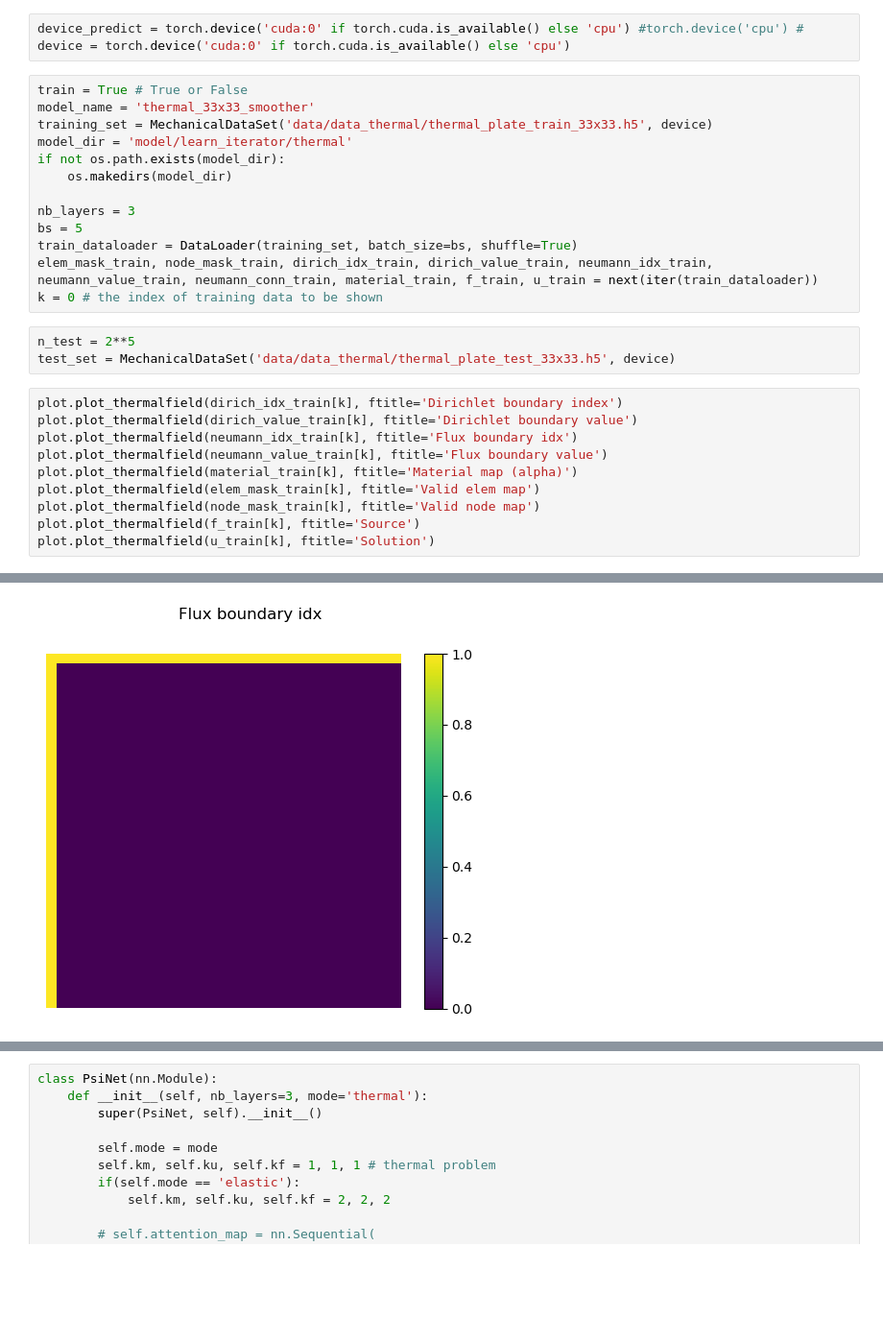
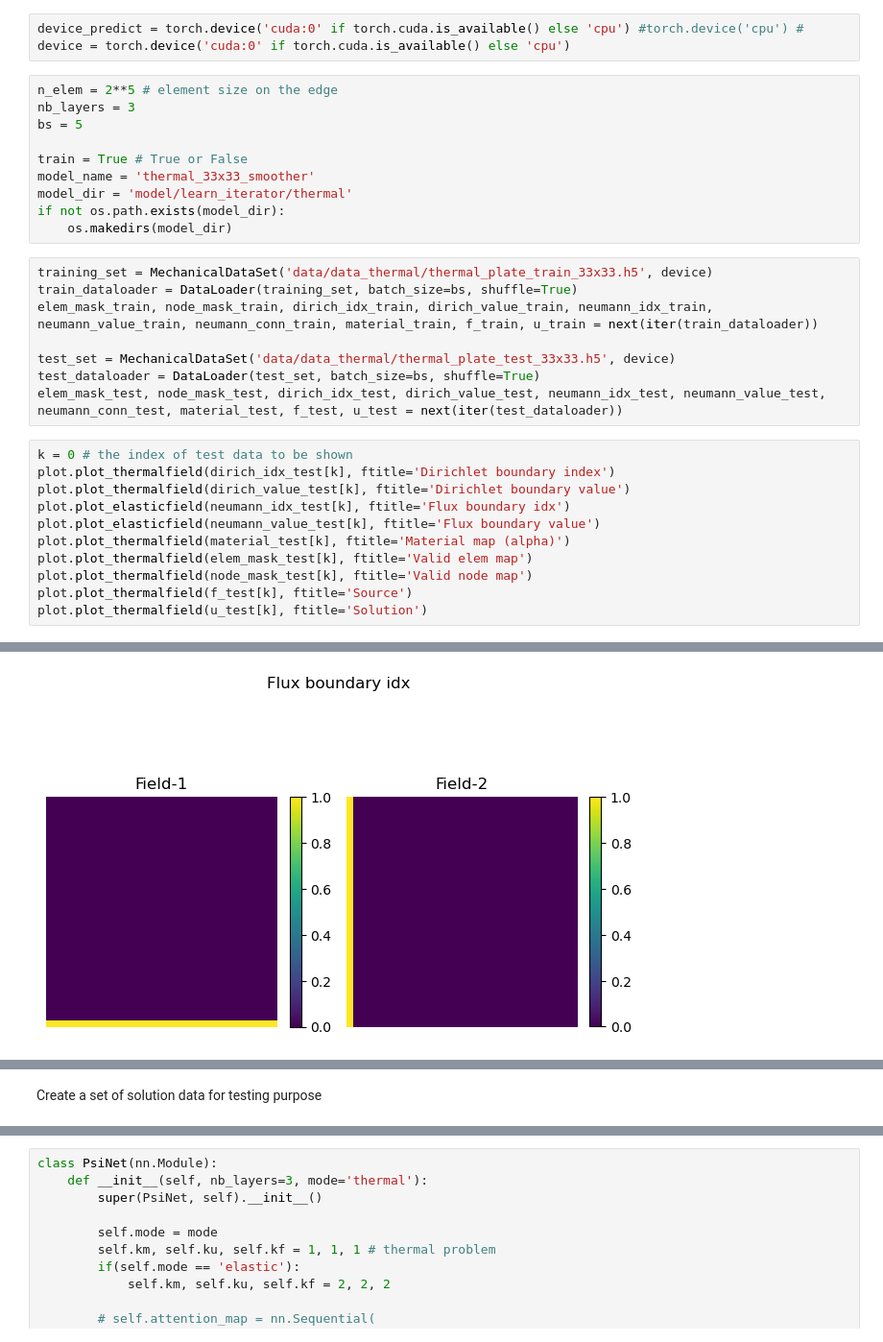
Before and after one commit to ymlasu/MFEA-Net, a Jupyter notebook: MFEANet_thermal_learn.ipynb, the cells around one changed output, grey strips where cells are left out. Shown at 96% size. Drawn from its saved outputs; the diff is of its cells as text; blank space fills up the shorter version.

Commit message:
Optimize the calculation of Neumann bc

```diff
--- a/MFEANet_thermal_learn.ipynb
+++ b/MFEANet_thermal_learn.ipynb
@@ -42,30 +42,33 @@ plt.savefig('results/q_compare.png', dpi=500, bbox_inches='tight')
 # %%
 device_predict = torch.device('cuda:0' if torch.cuda.is_available() else 'cpu') #torch.device('cpu') #
 device = torch.device('cuda:0' if torch.cuda.is_available() else 'cpu')
+# %%
+n_elem = 2**5 # element size on the edge
+nb_layers = 3
+bs = 5
+
+train = True # True or False
+model_name = 'thermal_33x33_smoother'
+model_dir = 'model/learn_iterator/thermal'
+if not os.path.exists(model_dir):
+    os.makedirs(model_dir)
 # %%
-train = True # True or False
-model_name = 'thermal_33x33_smoother'
 training_set = MechanicalDataSet('data/data_thermal/thermal_plate_train_33x33.h5', device)
-model_dir = 'model/learn_iterator/thermal'
-if not os.path.exists(model_dir):
-    os.makedirs(model_dir)
-
-nb_layers = 3
-bs = 5
 train_dataloader = DataLoader(training_set, batch_size=bs, shuffle=True)
 elem_mask_train, node_mask_train, dirich_idx_train, dirich_value_train, neumann_idx_train, neumann_value_train, neumann_conn_train, material_train, f_train, u_train = next(iter(train_dataloader))
-k = 0 # the index of training data to be shown
+
+test_set = MechanicalDataSet('data/data_thermal/thermal_plate_test_33x33.h5', device)
+test_dataloader = DataLoader(test_set, batch_size=bs, shuffle=True)
+elem_mask_test, node_mask_test, dirich_idx_test, dirich_value_test, neumann_idx_test, neumann_value_test, neumann_conn_test, material_test, f_test, u_test = next(iter(test_dataloader))
-# %%
-n_test = 2**5
-test_set = MechanicalDataSet('data/data_thermal/thermal_plate_test_33x33.h5', device)
 # %%
-plot.plot_thermalfield(dirich_idx_train[k], ftitle='Dirichlet boundary index')
-plot.plot_thermalfield(dirich_value_train[k], ftitle='Dirichlet boundary value')
-plot.plot_thermalfield(neumann_idx_train[k], ftitle='Flux boundary idx')
-plot.plot_thermalfield(neumann_value_train[k], ftitle='Flux boundary value')
-plot.plot_thermalfield(material_train[k], ftitle='Material map (alpha)')
-plot.plot_thermalfield(elem_mask_train[k], ftitle='Valid elem map')
-plot.plot_thermalfield(node_mask_train[k], ftitle='Valid node map')
-plot.plot_thermalfield(f_train[k], ftitle='Source')
-plot.plot_thermalfield(u_train[k], ftitle='Solution')
+k = 0 # the index of test data to be shown
+plot.plot_thermalfield(dirich_idx_test[k], ftitle='Dirichlet boundary index')
+plot.plot_thermalfield(dirich_value_test[k], ftitle='Dirichlet boundary value')
+plot.plot_elasticfield(neumann_idx_test[k], ftitle='Flux boundary idx')
+plot.plot_elasticfield(neumann_value_test[k], ftitle='Flux boundary value')
+plot.plot_thermalfield(material_test[k], ftitle='Material map (alpha)')
+plot.plot_thermalfield(elem_mask_test[k], ftitle='Valid elem map')
+plot.plot_thermalfield(node_mask_test[k], ftitle='Valid node map')
+plot.plot_thermalfield(f_test[k], ftitle='Source')
+plot.plot_thermalfield(u_test[k], ftitle='Solution')
 # %% [output]
@@ -74 +77 @@ plot.plot_thermalfield(u_train[k], ftitle='Solution')
-[figure, old version]
+[figure, new version]
@@ -81 +84,3 @@ plot.plot_thermalfield(u_train[k], ftitle='Solution')
+# %% [markdown]
+Create a set of solution data for testing purpose
 # %%
```
Also changed, not shown: parts of 5 cells of this notebook, 7 other files.
